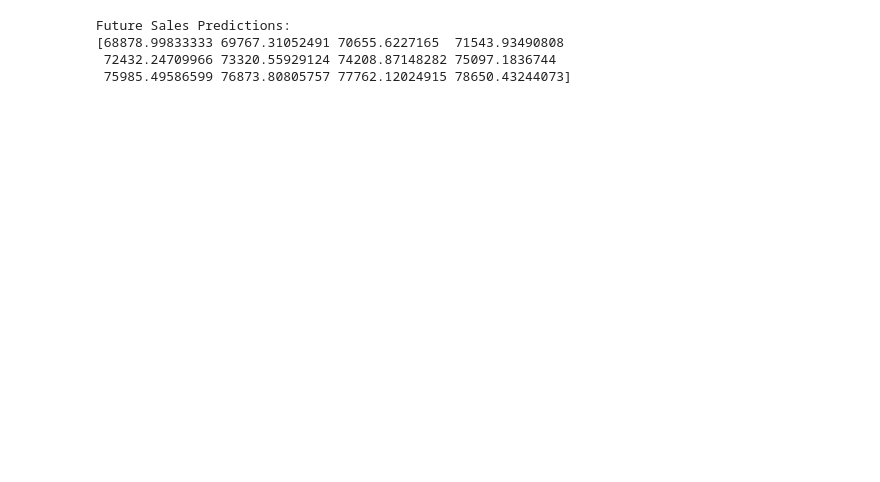
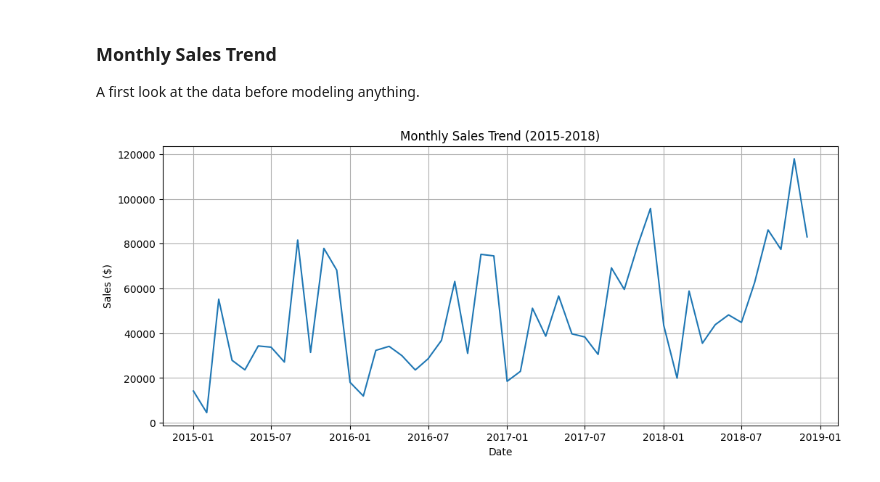
Before and after one commit to sainiveditha04/FUTURE_ML_01, a Jupyter notebook: sales_forecasting.ipynb, the cells around one changed output. Drawn from its saved outputs; the diff is of its cells as text; code cells hidden in the pictures; blank space fills up the shorter version.

```diff
--- a/sales_forecasting.ipynb
+++ b/sales_forecasting.ipynb
@@ -41,0 +20,12 @@ ValueError: time data "15/04/2018" doesn't match format "%m/%d/%Y". You might wa
+# %%
+import pandas as pd
+import numpy as np
+import matplotlib.pyplot as plt
+from sklearn.linear_model import LinearRegression
+from sklearn.metrics import mean_absolute_error, mean_absolute_percentage_error
+
+url = "https://raw.githubusercontent.com/sainiveditha04/FUTURE_ML_01/main/train.csv"
+df = pd.read_csv(url)
+
+print("Shape:", df.shape)
+df.head()
@@ -42,23 +58,15 @@ ValueError: time data "15/04/2018" doesn't match format "%m/%d/%Y". You might wa
 # %%
-import pandas as pd
-import matplotlib.pyplot as plt
-
-# Convert Order Date correctly
 df['Order Date'] = pd.to_datetime(df['Order Date'], dayfirst=True)
 
-# Monthly Sales
-monthly_sales = df.groupby(df['Order Date'].dt.to_period('M'))['Sales'].sum()
+monthly_sales = df.groupby(
+    df['Order Date'].dt.to_period('M')
+)['Sales'].sum()
 
 monthly_sales.index = monthly_sales.index.to_timestamp()
 
-print(monthly_sales.head())
+monthly_df = monthly_sales.reset_index()
+monthly_df.columns = ['Date', 'Sales']
 
-# Plot
-plt.figure(figsize=(12,5))
-plt.plot(monthly_sales.index, monthly_sales.values)
-plt.title("Monthly Sales Trend")
-plt.xlabel("Date")
-plt.ylabel("Sales")
-plt.grid(True)
-plt.show()
+print("Number of months:", len(monthly_df))
+monthly_df.head()
 # %% [output]
@@ -73,31 +80,14 @@ Freq: MS, Name: Sales, dtype: float64
-# %%
-from sklearn.linear_model import LinearRegression
-import numpy as np
-import matplotlib.pyplot as plt
-
-# Create time index
-monthly_sales_df = monthly_sales.reset_index()
-monthly_sales_df.columns = ['Date', 'Sales']
-
-monthly_sales_df['Month_Number'] = np.arange(len(monthly_sales_df))
-
-# Train model
-X = monthly_sales_df[['Month_Number']]
-y = monthly_sales_df['Sales']
-
-model = LinearRegression()
-model.fit(X, y)
-
-# Predict next 12 months
-future_months = np.arange(len(monthly_sales_df),
-                          len(monthly_sales_df) + 12).reshape(-1, 1)
-
-future_predictions = model.predict(future_months)
-
-print("Future Sales Predictions:")
-print(future_predictions)
-# %% [output]
-Future Sales Predictions:
-[68878.99833333 69767.31052491 70655.6227165  71543.93490808
- 72432.24709966 73320.55929124 74208.87148282 75097.1836744
- 75985.49586599 76873.80805757 77762.12024915 78650.43244073]
+# %% [markdown]
+### Monthly Sales Trend
+
+A first look at the data before modeling anything.
+# %%
+plt.figure(figsize=(12,5))
+plt.plot(monthly_df['Date'], monthly_df['Sales'])
+plt.title("Monthly Sales Trend (2015-2018)")
+plt.xlabel("Date")
+plt.ylabel("Sales ($)")
+plt.grid(True)
+plt.show()
+# %% [output]
+[figure, added]
```
Also changed, not shown: parts of 29 cells of this notebook.
